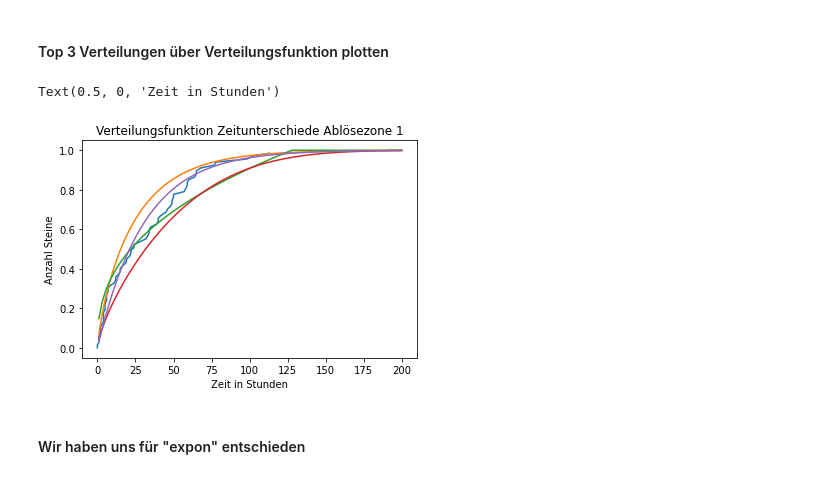
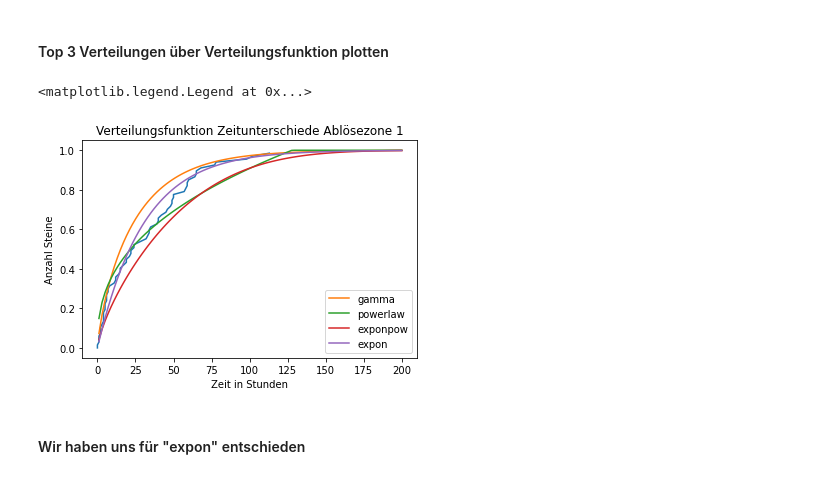
Before and after one commit to marvinvr/fhnw-steinschlag, a Jupyter notebook: scripts/MonteCarlo_Luca_Marvin_Philip_Yannic.ipynb, the cells around one changed output. Drawn from its saved outputs; the diff is of its cells as text; code cells hidden in the pictures.

Commit message:
Plots beschriftet

```diff
--- a/scripts/MonteCarlo_Luca_Marvin_Philip_Yannic.ipynb
+++ b/scripts/MonteCarlo_Luca_Marvin_Philip_Yannic.ipynb
@@ -362,16 +366,17 @@ print(zone1ExponVerteilungU)
 #### Top 3 Verteilungen über Verteilungsfunktion plotten
 # %%
 plt.plot(np.sort(dfunterschiedeZone1["Unterschiede"]), np.linspace(0, 1, len(dfunterschiedeZone1["Unterschiede"]), endpoint=False))
-plt.plot(np.linspace(1,200,100), scipy.stats.gamma.cdf(a = zone1GammaVerteilungU[0], loc = zone1GammaVerteilungU[1], scale = zone1GammaVerteilungU[2], x = np.linspace(1,200,100)))
-plt.plot(np.linspace(1,200,100), scipy.stats.powerlaw.cdf(a = zone1PowerlawVerteilungU[0], loc =  zone1PowerlawVerteilungU[1], scale = zone1PowerlawVerteilungU[2], x = np.linspace(1,200,100)))
-plt.plot(np.linspace(1,200,100), scipy.stats.exponpow.cdf(b = zone1ExponpowVerteilungU[0], loc = zone1ExponpowVerteilungU[1], scale = zone1ExponpowVerteilungU[2], x = np.linspace(1,200,100)))
-plt.plot(np.linspace(1,200,100), scipy.stats.expon.cdf(loc = zone1ExponVerteilungU[0], scale = zone1ExponVerteilungU[1], x = np.linspace(1,200,100)))
+plt.plot(np.linspace(1,200,100), scipy.stats.gamma.cdf(a = zone1GammaVerteilungU[0], loc = zone1GammaVerteilungU[1], scale = zone1GammaVerteilungU[2], x = np.linspace(1,200,100)),label="gamma")
+plt.plot(np.linspace(1,200,100), scipy.stats.powerlaw.cdf(a = zone1PowerlawVerteilungU[0], loc =  zone1PowerlawVerteilungU[1], scale = zone1PowerlawVerteilungU[2], x = np.linspace(1,200,100)),label="powerlaw")
+plt.plot(np.linspace(1,200,100), scipy.stats.exponpow.cdf(b = zone1ExponpowVerteilungU[0], loc = zone1ExponpowVerteilungU[1], scale = zone1ExponpowVerteilungU[2], x = np.linspace(1,200,100)),label="exponpow")
+plt.plot(np.linspace(1,200,100), scipy.stats.expon.cdf(loc = zone1ExponVerteilungU[0], scale = zone1ExponVerteilungU[1], x = np.linspace(1,200,100)),label="expon")
 plt.title("Verteilungsfunktion Zeitunterschiede Ablösezone 1")
 plt.ylabel("Anzahl Steine")
 plt.xlabel("Zeit in Stunden")
+plt.legend()
 # %% [output]
-Text(0.5, 0, 'Zeit in Stunden')
+<matplotlib.legend.Legend at 0x...>
-[figure, old version]
+[figure, new version]
 # %% [markdown]
 #### Wir haben uns für "expon" entschieden
 # %% [markdown]
```
Also changed, not shown: parts of 5 cells of this notebook.
